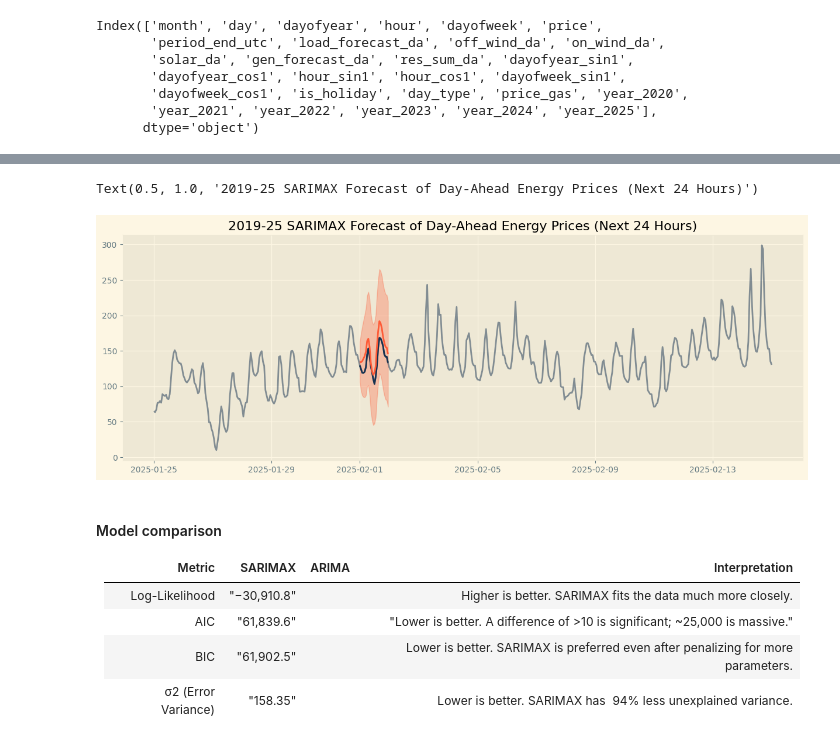
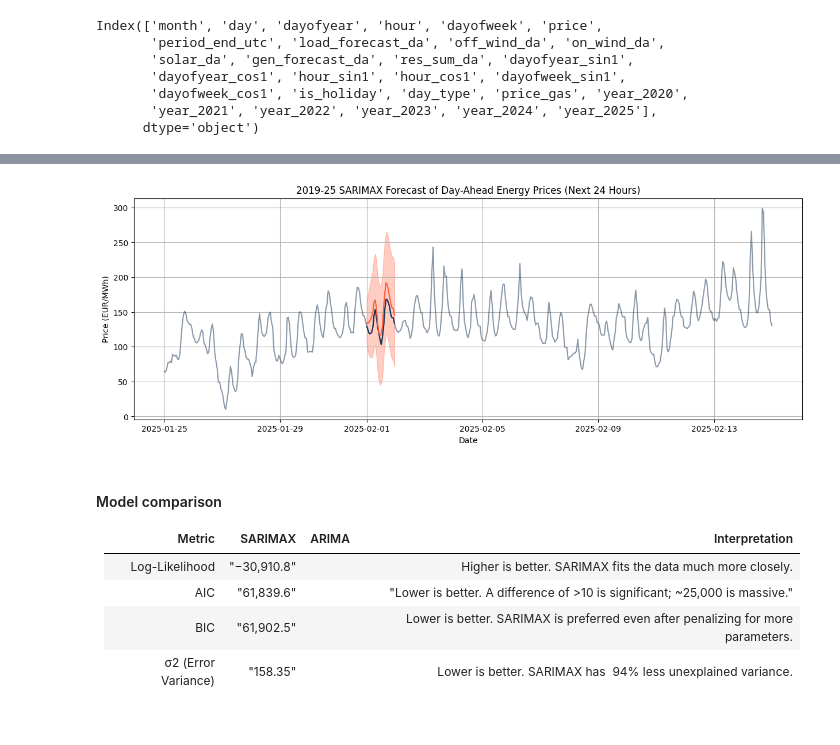
Before and after one commit to SSBO-ai/ai-for-energy, a Jupyter notebook: notebook/05_models/sarimax.ipynb, the cells around one changed output, grey strips where cells are left out. Drawn from its saved outputs; the diff is of its cells as text; code cells hidden in the pictures.

Commit message:
Updated SARIMAX model and exported LSTM predictions

```diff
--- a/notebook/05_models/sarimax.ipynb
+++ b/notebook/05_models/sarimax.ipynb
@@ -3,6 +3,7 @@
 
 import numpy as np
 import pandas as pd
+import seaborn as sns
 from pandas import Timedelta
 from functools import reduce
 import warnings
@@ -16,7 +17,7 @@ from scipy import signal
 %matplotlib inline
 
 # If you want a style choose one
-plt.style.use('Solarize_Light2')
+#plt.style.use('Solarize_Light2')
 #plt.style.use('tableau-colorblind10')
 NF_ORANGE = '#ff5a36'
 NF_BLUE = '#163251'
@@ -93,5 +94,10 @@ df.set_index('period_start_utc', inplace=True)
 # Visualize the price data of the whole dataset
 
 df['price'].plot(figsize=(15, 5), color=NF_ORANGE, linewidth=0.2)
+plt.style.use('tableau-colorblind10')
 plt.title('Day-Ahead Energy Prices in 2019-2020')
+plt.xlabel('Date')
+plt.ylabel('Price (EUR/MWh)')
+plt.grid()
+plt.show()
 # %% [output]
@@ -238,34 +275,37 @@ Warnings:
 # %%
 # Forecast next-day hourly prices
 
 n_steps = 24
 
 forecast = results.get_forecast(
     steps=n_steps,
     exog=exog_test.iloc[:n_steps].astype(float)
 )
 
 y_pred = forecast.predicted_mean
 conf_int = forecast.conf_int()
 
 # Plotting actual curne and the results
 
 actual_values = y_test.loc[y_pred.index]
 
 start_plot_date = y_test.index[0] - pd.Timedelta(days=7)  # Show 7 days of history
 end_plot_date = y_test.index[0] + pd.Timedelta(days=14)  # Show 1 day of forecast
 y_slice = y[start_plot_date:end_plot_date]  # Historical data up to the start of the test set
 
 plt.figure(figsize=(15, 5))
 plt.plot(y_slice.index, y_slice, label='Historical', color=NF_BLUE, alpha=0.5)
 #plt.plot(y_test.index[:n_steps], y_test[:n_steps], label='Actual', color=NF_BLUE)
 plt.plot(actual_values.index, actual_values, label='Actual', color=NF_BLUE)
 plt.plot(y_pred.index, y_pred, label='Predicted', color=NF_ORANGE)
 plt.fill_between(conf_int.index, conf_int.iloc[:, 0], conf_int.iloc[:, 1], color=NF_ORANGE, alpha=0.3, label='Confidence Interval')
 plt.title('2019-25 SARIMAX Forecast of Day-Ahead Energy Prices (Next 24 Hours)')
+plt.grid()
+plt.xlabel('Date')
+plt.ylabel('Price (EUR/MWh)')
+plt.show()
 # %% [output]
-Text(0.5, 1.0, '2019-25 SARIMAX Forecast of Day-Ahead Energy Prices (Next 24 Hours)')
-[figure, old version]
+[figure, new version]
 # %% [markdown]
 #### Model comparison ##
 
```
Also changed, not shown: parts of 4 cells of this notebook, 1 other file.
